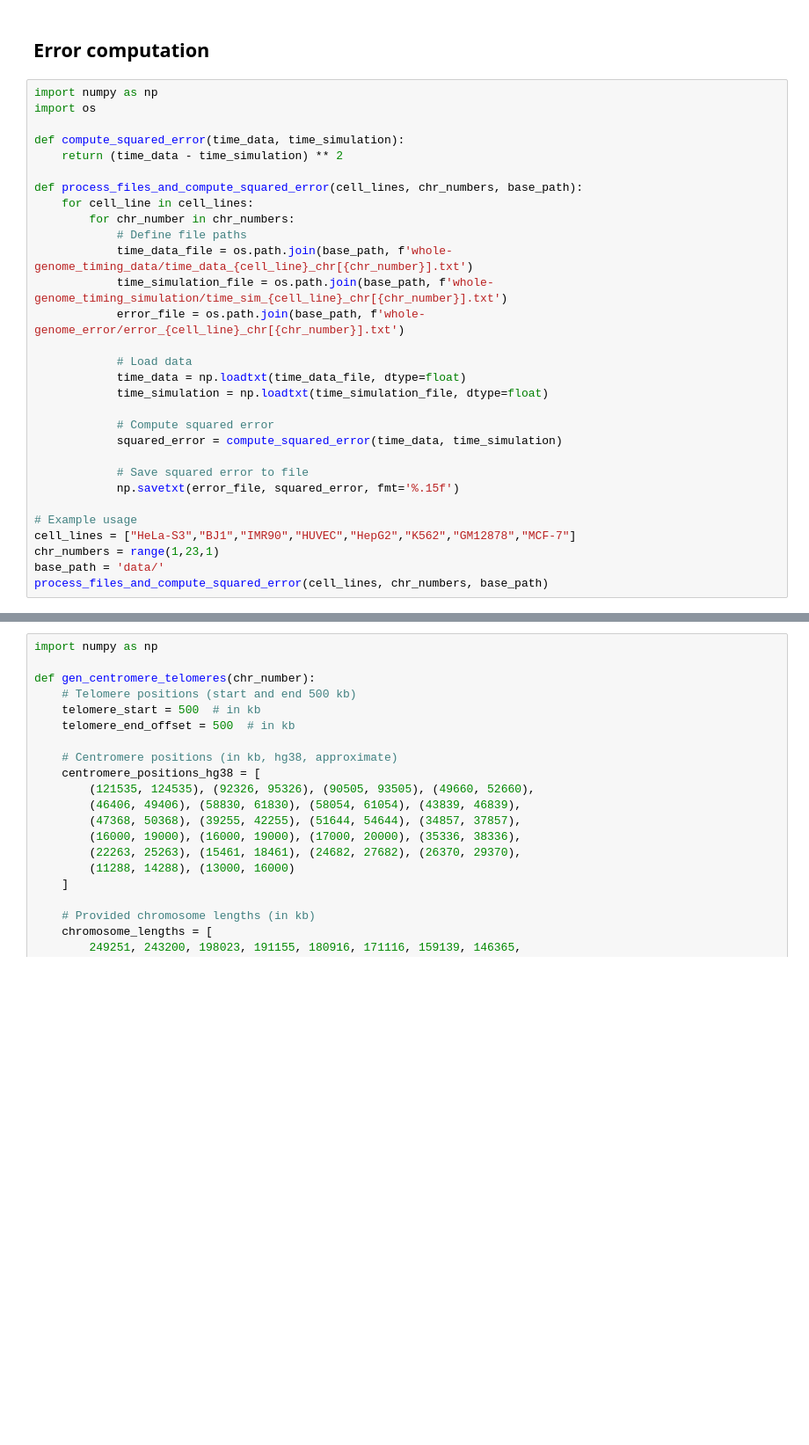
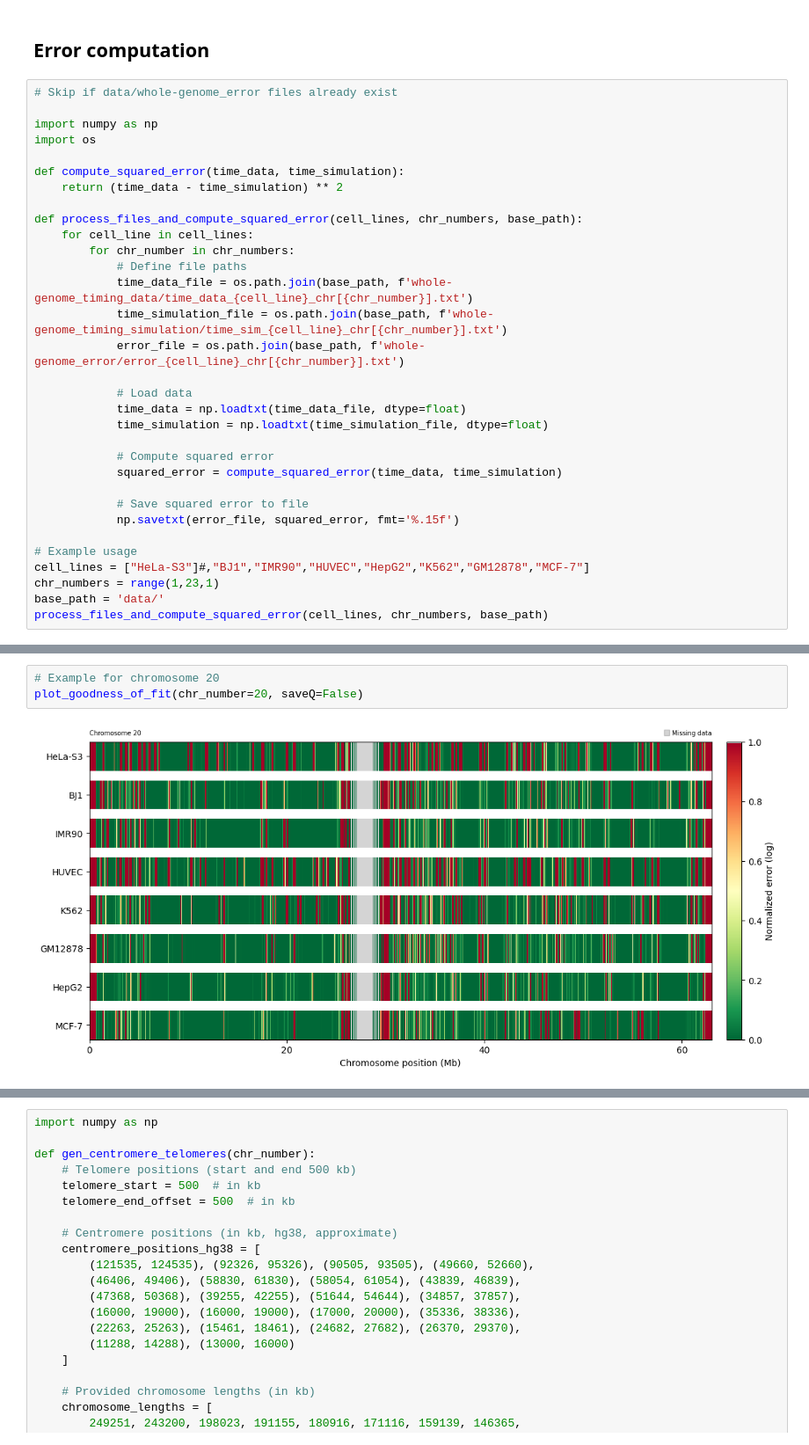
Before and after one commit to fberkemeier/DNA_replication_model, a Jupyter notebook: firing_rates_errors_v0.ipynb, the cells around one changed output, grey strips where cells are left out. Shown at 88% size. Drawn from its saved outputs; the diff is of its cells as text; blank space fills up the shorter version.

```diff
--- a/firing_rates_errors_v0.ipynb
+++ b/firing_rates_errors_v0.ipynb
@@ -162,6 +269,8 @@ plot_relative_kdes(data_list, labels, log_scale=True, x_min=10**-6, x_max=10**-3
 # %% [markdown]
 ## Error computation
 # %%
+# Skip if data/whole-genome_error files already exist
+
 import numpy as np
 import os
 
@@ -187,7 +296,7 @@ def process_files_and_compute_squared_error(cell_lines, chr_numbers, base_path):
             np.savetxt(error_file, squared_error, fmt='%.15f')
 
 # Example usage
-cell_lines = ["HeLa-S3","BJ1","IMR90","HUVEC","HepG2","K562","GM12878","MCF-7"]
+cell_lines = ["HeLa-S3"]#,"BJ1","IMR90","HUVEC","HepG2","K562","GM12878","MCF-7"]
 chr_numbers = range(1,23,1)
 base_path = 'data/'
 process_files_and_compute_squared_error(cell_lines, chr_numbers, base_path)
@@ -340,0 +410,5 @@ def load_function(cell_line, chr_number, load_type):
+# %%
+# Example for chromosome 20
+plot_goodness_of_fit(chr_number=20, saveQ=False)
+# %% [output]
+[figure, added]
```
Also changed, not shown: parts of 35 cells of this notebook, 2 other files.
